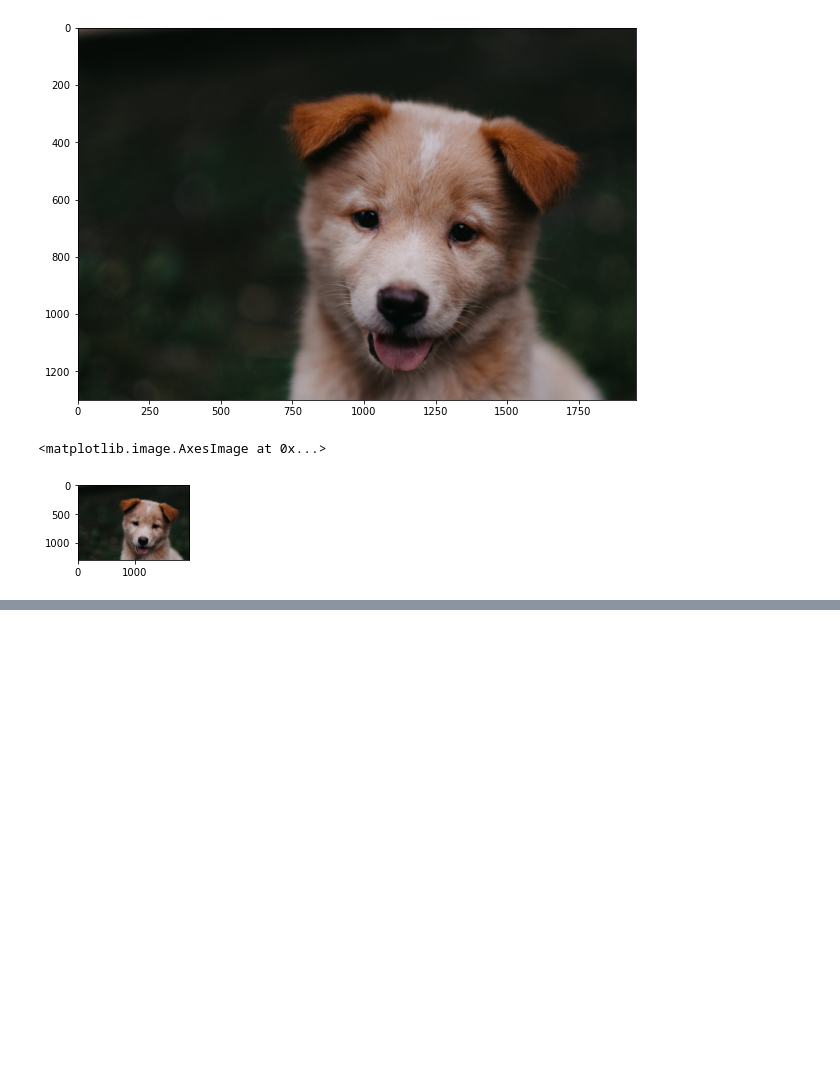
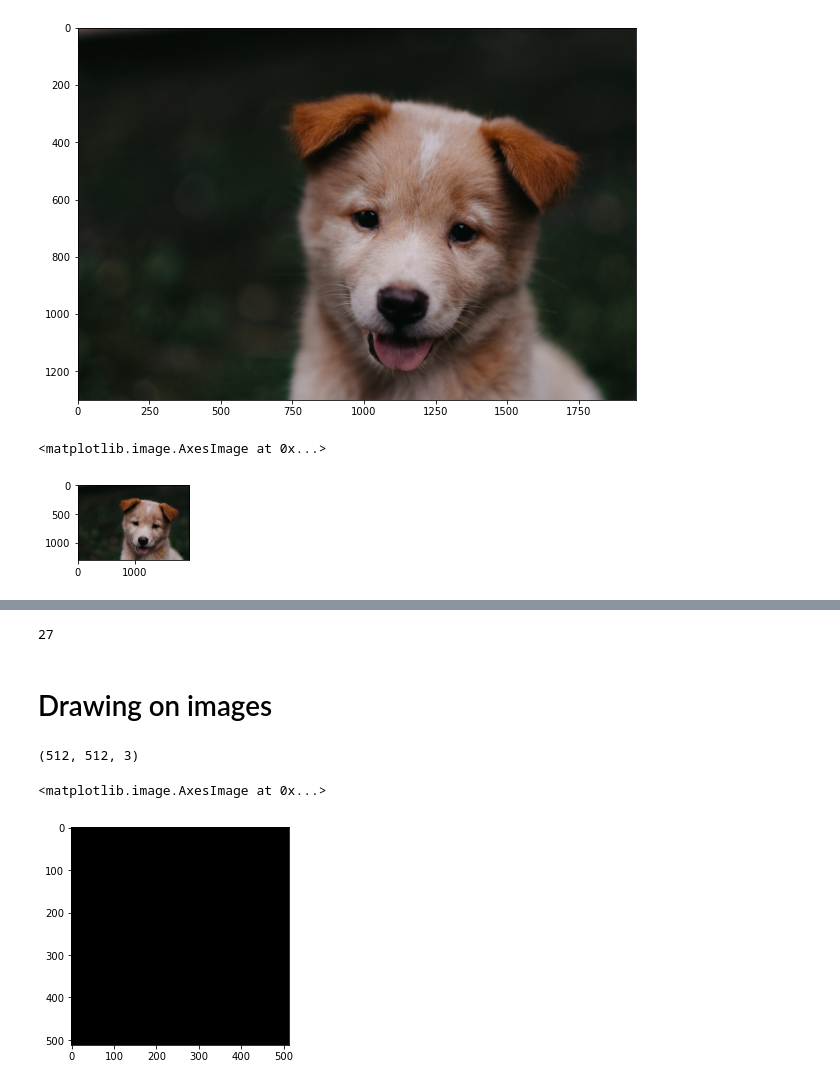
Before and after one commit to Elmiraniz/computer_vision_Udemy_course, a Jupyter notebook: section3.ipynb, the cells around one changed output, grey strips where cells are left out. Cells and saved outputs as stored; diff of their text form; code cells hidden in the pictures; blank space fills up the shorter version.

```diff
--- a/section3.ipynb
+++ b/section3.ipynb
@@ -105,0 +110,17 @@ ax.imshow(fixed_img)
+# %%
+import cv2
+
+path = '/Users/elmiraghahramani/Library/Mobile Documents/com~apple~CloudDocs/Online_courses/Python_for_CV_with_OpenCV_DL/Material/Computer-Vision-with-Python/DATA'
+img = cv2.imread(path+'/00-puppy.jpg')
+
+cv2.imshow('Puppy', img) # window name = puppy
+
+cv2.waitKey()
+# here with this method the image is shown in the same size as the image size and can't be resized
+# When want to close an image using notebook code, kernel stops working in Mac
+# So we will run it as a script (mypuppy.py).
+# We can do it by making a txt file in Jupyter and run it in terminal in jupyter
+# %% [output]
+27
+# %% [markdown]
+# Drawing on images
@@ -105,0 +133,11 @@ ax.imshow(fixed_img)
+# %%
+blank_img = np.zeros(shape=(512,512,3), dtype=np.int16)
+# %%
+blank_img.shape
+# %% [output]
+(512, 512, 3)
+# %%
+plt.imshow(blank_img)
+# %% [output]
+<matplotlib.image.AxesImage at 0x...>
+[figure, added]
```
Also changed, not shown: parts of 22 cells of this notebook.
